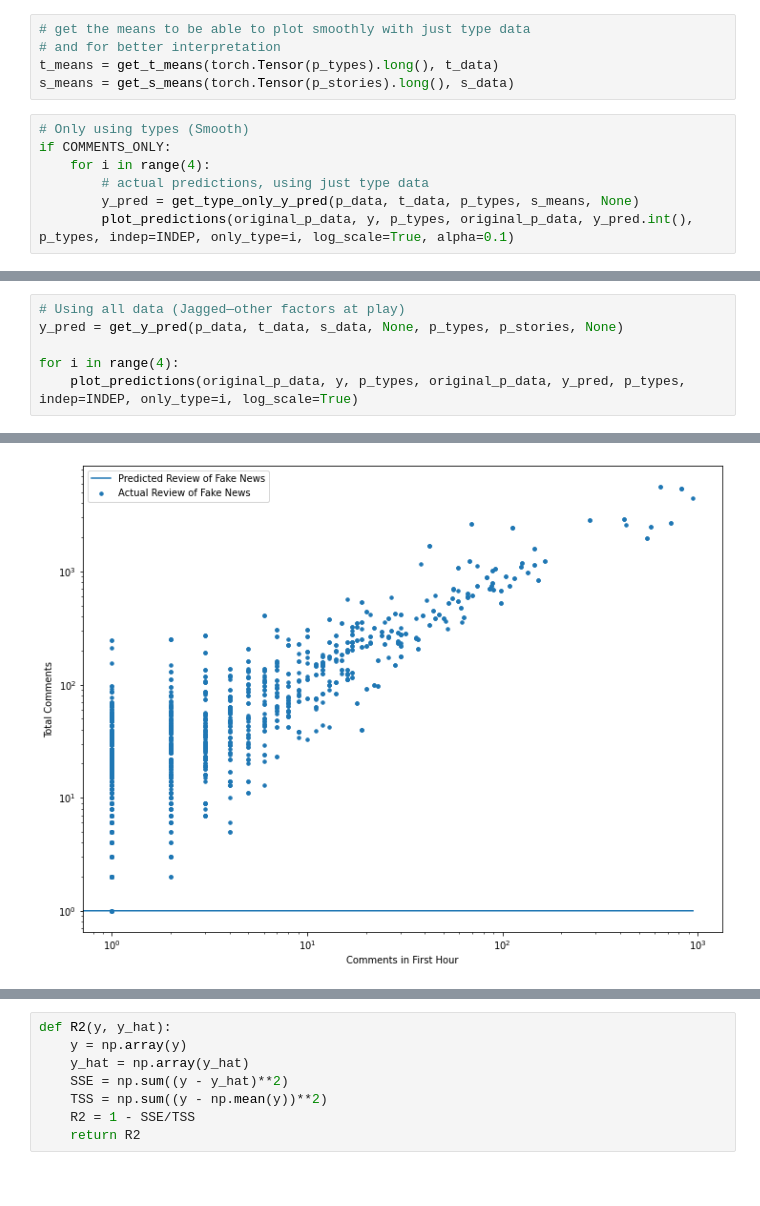
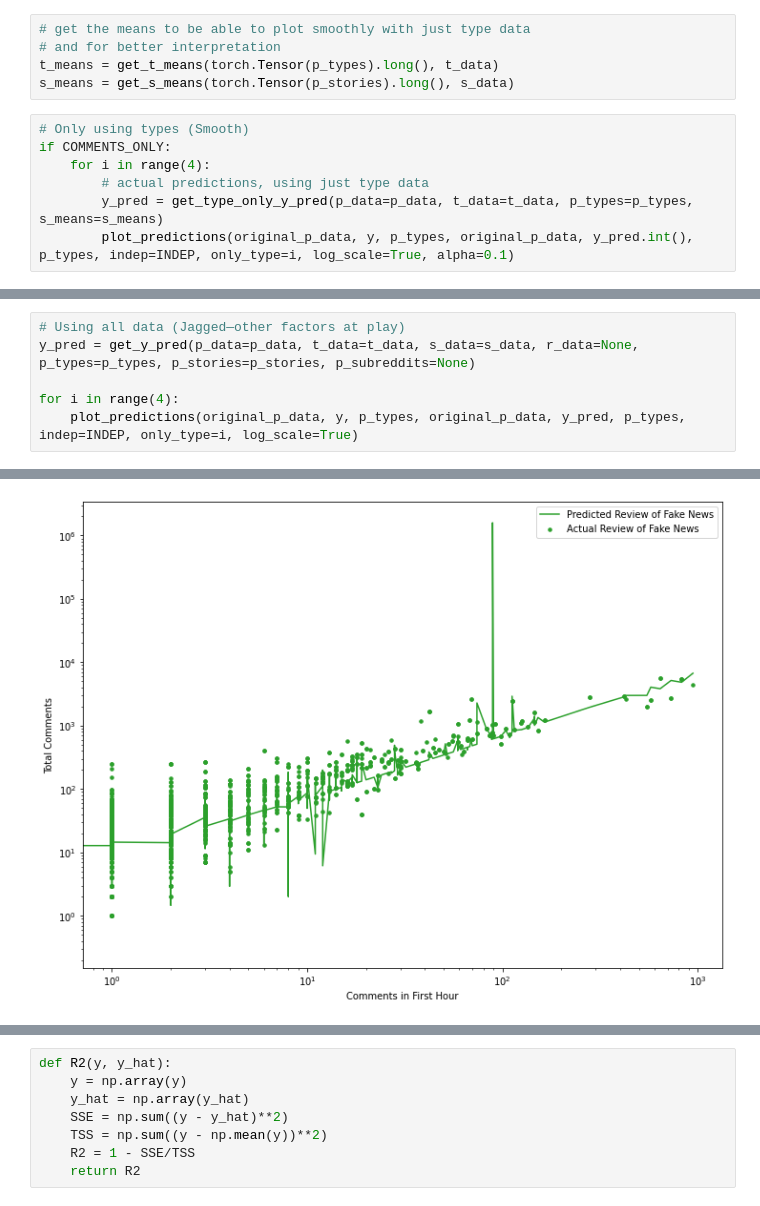
Before and after one commit to ageil/Probabilistic-Programming, a Jupyter notebook: model/StoryModel.ipynb, the cells around one changed output, grey strips where cells are left out. Drawn from its saved outputs; the diff is of its cells as text.

Commit message:
adapted notebook to new evaluation interface; something fishy with y_pred calculation

```diff
--- a/model/StoryModel.ipynb
+++ b/model/StoryModel.ipynb
@@ -164,6 +164,6 @@ s_means = get_s_means(torch.Tensor(p_stories).long(), s_data)
 if COMMENTS_ONLY:
     for i in range(4):
         # actual predictions, using just type data
-        y_pred = get_type_only_y_pred(p_data, t_data, p_types, s_means, None)
+        y_pred = get_type_only_y_pred(p_data=p_data, t_data=t_data, p_types=p_types, s_means=s_means)
         plot_predictions(original_p_data, y, p_types, original_p_data, y_pred.int(), p_types, indep=INDEP, only_type=i, log_scale=True, alpha=0.1)
 # %% [output]
@@ -174,6 +174,6 @@ if COMMENTS_ONLY:
 # %%
 # Using all data (Jagged—other factors at play)
-y_pred = get_y_pred(p_data, t_data, s_data, None, p_types, p_stories, None)
+y_pred = get_y_pred(p_data=p_data, t_data=t_data, s_data=s_data, r_data=None, p_types=p_types, p_stories=p_stories, p_subreddits=None)
 
 for i in range(4):
     plot_predictions(original_p_data, y, p_types, original_p_data, y_pred, p_types, indep=INDEP, only_type=i, log_scale=True)
@@ -184,2 +184,2 @@ for i in range(4):
-[figure, old version]
+[figure, new version]
 # %%
```
Also changed, not shown: parts of 21 cells of this notebook.
